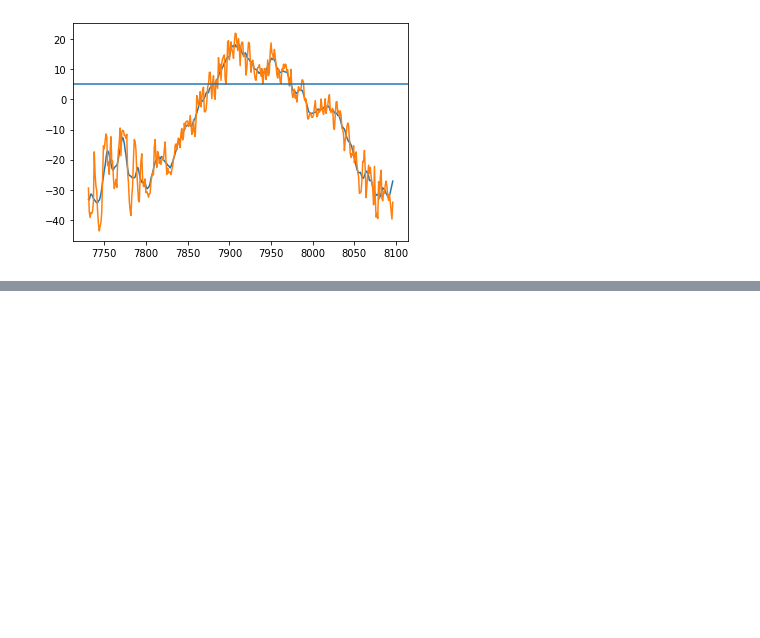
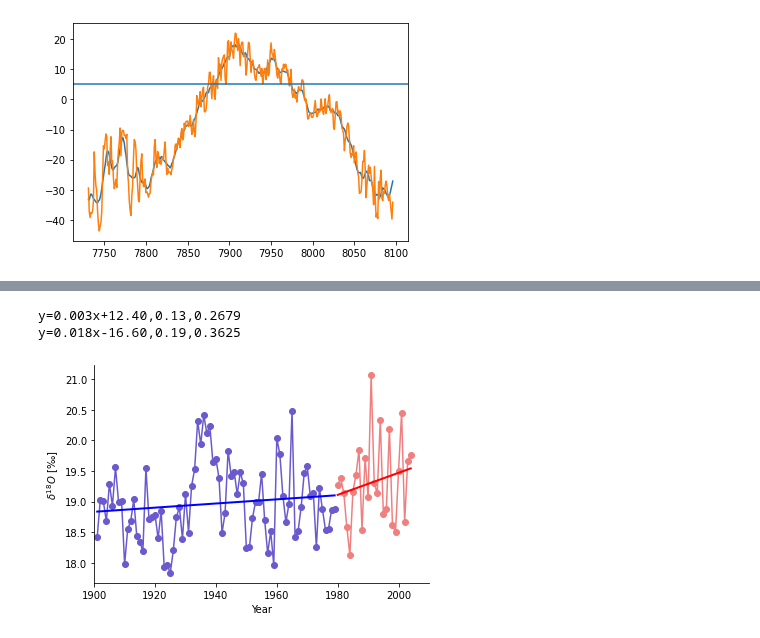
Before and after one commit to mikewellmeansme/trs-isotopes-analyser, a Jupyter notebook: playground.ipynb, the cells around one changed output, grey strips where cells are left out. Cells and saved outputs as stored; diff of their text form; code cells hidden in the pictures; blank space fills up the shorter version.

```diff
--- a/playground.ipynb
+++ b/playground.ipynb
@@ -622,0 +656,13 @@ plt.axhline(5)
+# %%
+fig, ax = plt.subplots()
+t1 = plot_measurement(pd.read_excel('input/d18O.xlsx', sheet_name=2), ax, 1901, 1979, '$δ^{18}O$ [‰]', 0, 'slateblue',True)
+t2 = plot_measurement(pd.read_excel('input/d18O.xlsx', sheet_name=2), ax, 1980, 2020, '$δ^{18}O$ [‰]', 0, 'lightcoral', True)
+
+ax.set_xlim([1900, 2010])
+ax.set_title('$δ^{18}O$ YAK annual', loc='left')
+ax.set_title('', loc='left')
+plt.savefig(f'output/d18O YAK annual.png', dpi=100)
+# %% [output]
+y=0.003x+12.40,0.13,0.2679
+y=0.018x-16.60,0.19,0.3625
+[figure, added]
```
Also changed, not shown: parts of 14 cells of this notebook, 3 other files.
